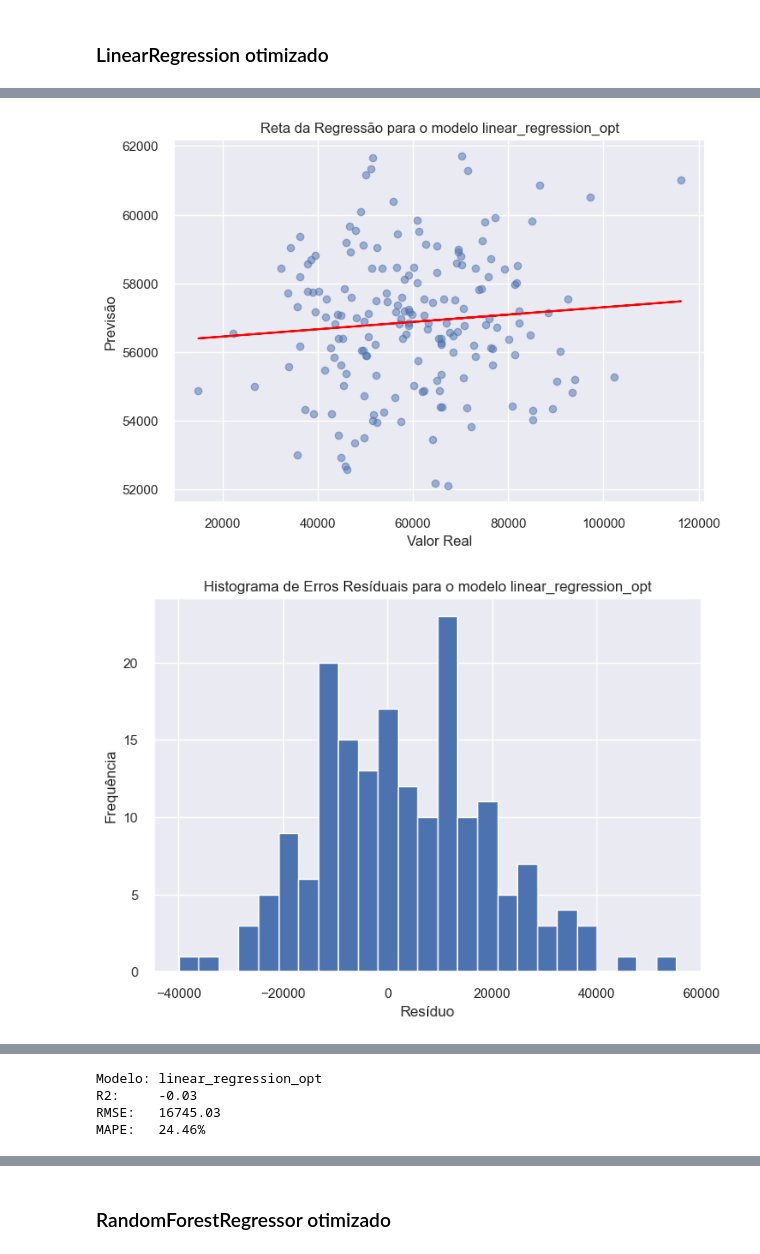
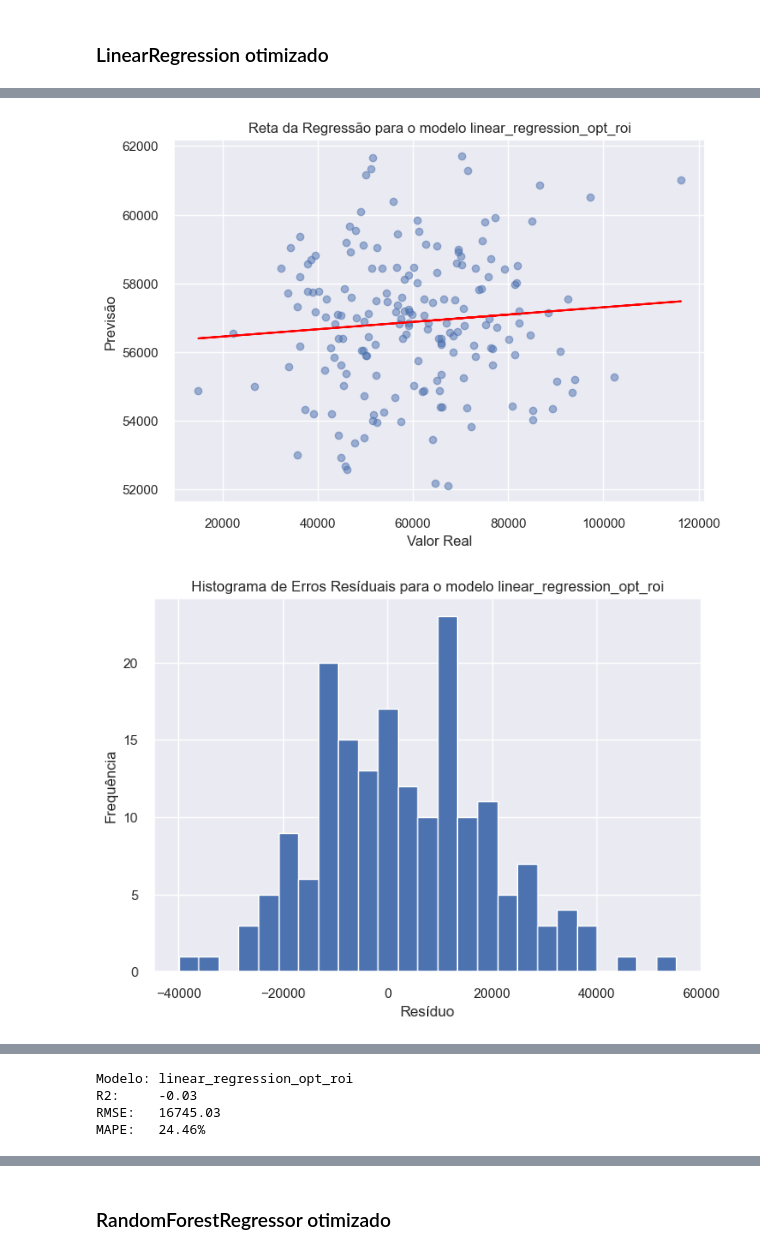
Before and after one commit to Eric-Oliveira-ds/Supermarket-store-sales-prediction, a Jupyter notebook: notebooks/Supermarket Store Sales Prediction.ipynb, the cells around one changed output, grey strips where cells are left out. Cells and saved outputs as stored; diff of their text form; code cells hidden in the pictures.

```diff
--- a/notebooks/Supermarket Store Sales Prediction.ipynb
+++ b/notebooks/Supermarket Store Sales Prediction.ipynb
@@ -333,7 +335,7 @@ predictions = np.full(len(df_teste), mean_sales)
 # %%
 # Calcular erro baseline MAE RMSE MAPE
 
-R2 = r2_score(df_teste['Store_Sales'], predictions)
-RMSE = np.sqrt(mean_squared_error(df_teste['Store_Sales'], predictions))
-MAPE = mean_absolute_percentage_error(df_teste['Store_Sales'], predictions)
+R2_baseline = r2_score(df_teste['Store_Sales'], predictions)
+RMSE_baseline = np.sqrt(mean_squared_error(df_teste['Store_Sales'], predictions))
+MAPE_baseline = mean_absolute_percentage_error(df_teste['Store_Sales'], predictions)
 # %%
@@ -1279,8 +1281,8 @@ def test_eval(model_name, model, X_test, y_test, run_name=None, experiment_name=
                 pass
 
     mlflow.end_run()
-
-    return logging.info('Ciclo de vida do modelo rastreado com sucesso!')
+    logging.info('Ciclo de vida do modelo rastreado com sucesso!')
+    return RMSE, MAPE
 # %% [markdown]
 ### ElasticNet otimizado
 # %%
@@ -1334,9 +1338,9 @@ MAPE:   24.57%
 experiment_name = 'Teste'
 
 date = datetime.now().strftime("%d/%m/%Y %H:%M:%S")
-model_name = 'linear_regression_opt'
+model_name = 'linear_regression_opt_roi'
 model_name_date = model_name + ' - ' + date
 
 
-test_eval(model_name=model_name, model=linear_regression_opt, X_test=X_test, y_test=y_test, run_name=model_name_date, experiment_name=experiment_name, path_save_fig=path_save_fig)
+RMSE_LR, MAPE_LR = test_eval(model_name=model_name, model=linear_regression_opt, X_test=X_test, y_test=y_test, run_name=model_name_date, experiment_name=experiment_name, path_save_fig=path_save_fig)
 # %% [output]
@@ -1345,2 +1349,2 @@ test_eval(model_name=model_name, model=linear_regression_opt, X_test=X_test, y_t
-[figure, old version]
+[figure, new version]
-[figure, old version]
+[figure, new version]
@@ -1348,4 +1352,4 @@ test_eval(model_name=model_name, model=linear_regression_opt, X_test=X_test, y_t
-Modelo: linear_regression_opt
+Modelo: linear_regression_opt_roi
 R2:     -0.03
 RMSE:   16745.03
 MAPE:   24.46%
```
Also changed, not shown: parts of 17 cells of this notebook, 2 other files.
